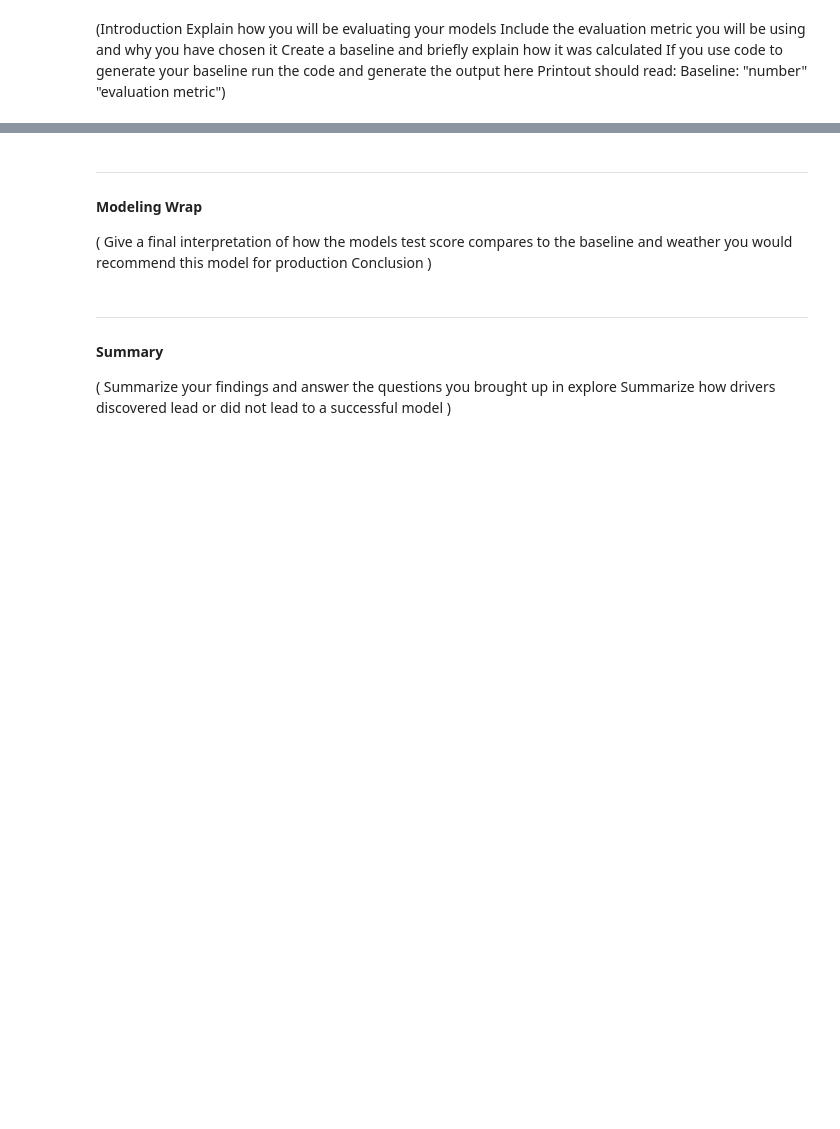
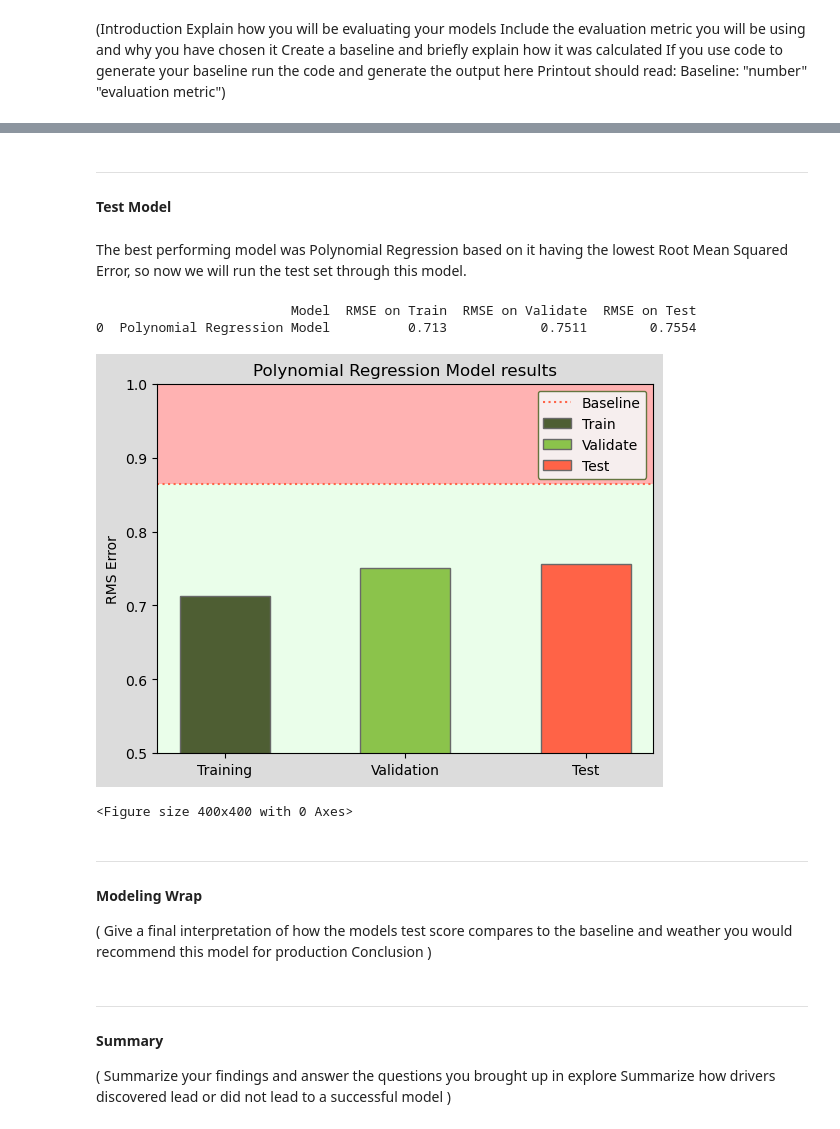
Before and after one commit to pour-choices/wine_clustering_project, a Jupyter notebook: blind_tastings.ipynb, the cells around one changed output, grey strips where cells are left out. Saved outputs shown, nothing was run; the diff lists cells and outputs as text; code cells hidden in the pictures; blank space fills up the shorter version.

```diff
--- a/blind_tastings.ipynb
+++ b/blind_tastings.ipynb
@@ -128,3 +107,15 @@ Printout of model code should read:
+# %% [markdown]
+- - -
+#### Test Model
+# %% [markdown]
+The best performing model was Polynomial Regression based on it having the lowest Root Mean Squared Error, so now we will run the test set through this model.
+# %%
+m.final_test(X_train, y_train, X_val, y_val, X_test, y_test, baseline)
+# %% [output]
+                         Model  RMSE on Train  RMSE on Validate  RMSE on Test
+0  Polynomial Regression Model          0.713            0.7511        0.7554
+[figure, added]
+<Figure size 400x400 with 0 Axes>
 # %% [markdown]
 - - -
 #### Modeling Wrap
```
Also changed, not shown: parts of 12 cells of this notebook.
